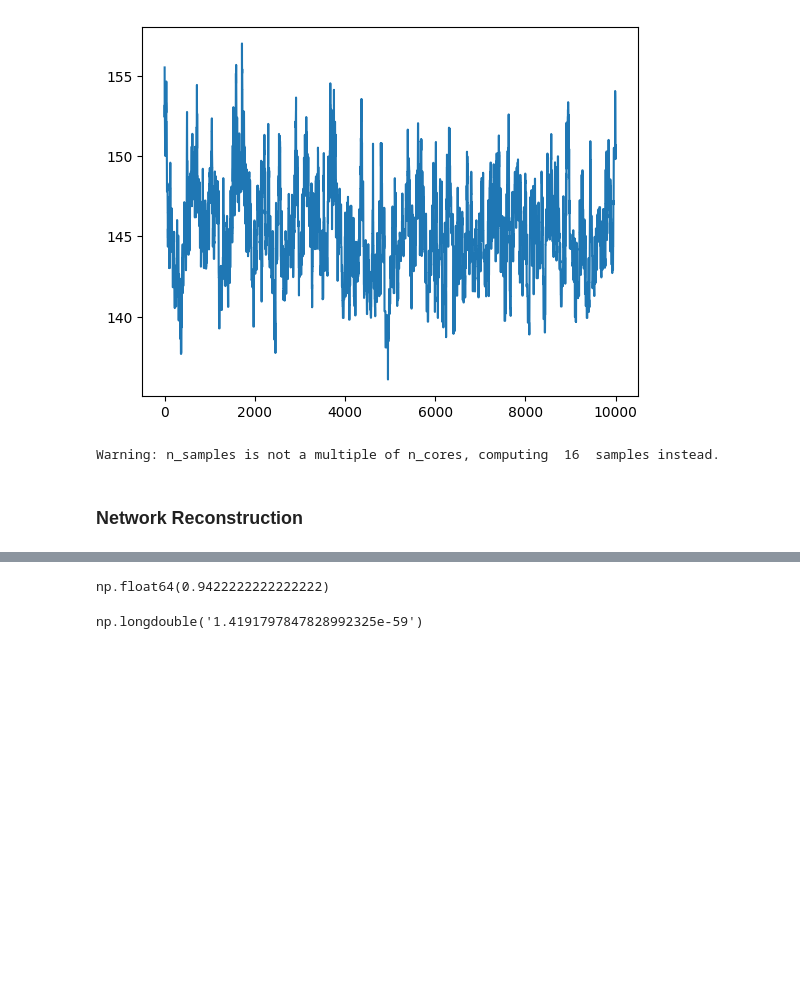
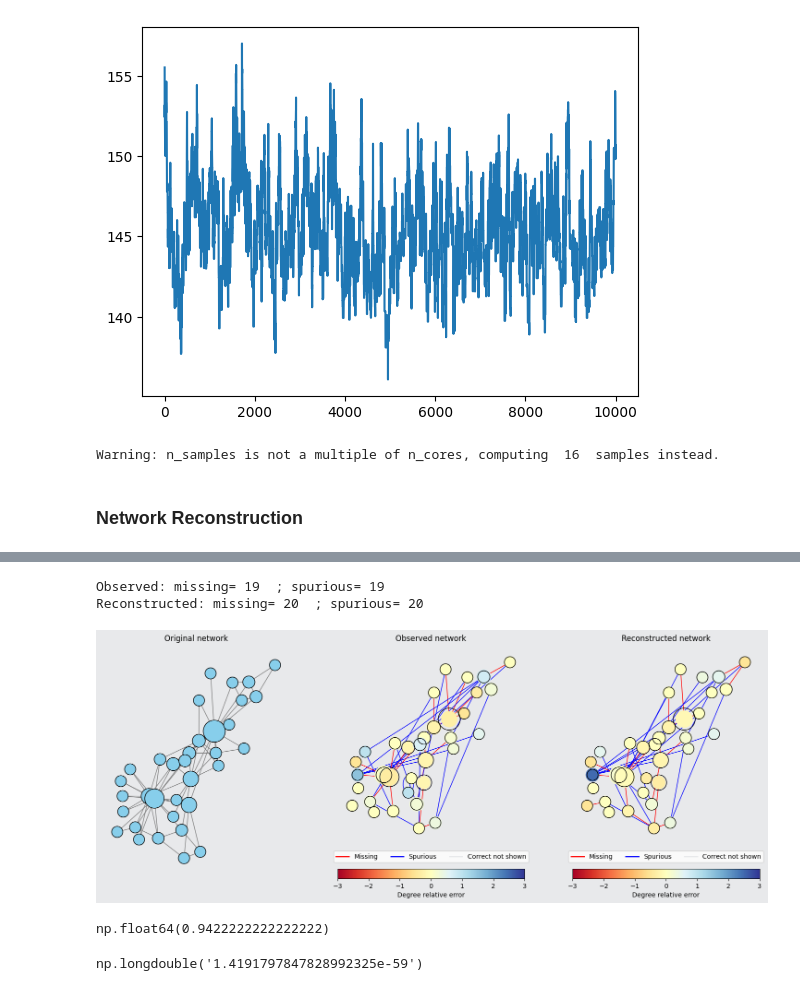
Before and after one commit to paololapo/NetworkReconstruction, a Jupyter notebook: MCMC.ipynb, the cells around one changed output, grey strips where cells are left out. Saved outputs shown, nothing was run; the diff lists cells and outputs as text; code cells hidden in the pictures; blank space fills up the shorter version.

```diff
--- a/MCMC.ipynb
+++ b/MCMC.ipynb
@@ -692,10 +710,10 @@ Warning: n_samples is not a multiple of n_cores, computing  16  samples instead.
 # %%
-G = nx.karate_club_graph().to_undirected()
-A = nx.adjacency_matrix(G).todense()
-A = (A > 0).astype(int)
-N = A.shape[0]
+# G = nx.karate_club_graph().to_undirected()
+# A = nx.adjacency_matrix(G).todense()
+# A = (A > 0).astype(int)
+# N = A.shape[0]
 
-A_obs = corruptAdjacencyMatrix(A, p=0.5, mode='both')
+A_obs = corruptAdjacencyMatrix(A, p=1, mode='both')
 # %%
 # Initialize the current adjacency matrix
 A_cur = A_obs.copy()
@@ -755,3 +1059,16 @@ R_N:  2.7184896143349793824e-70 acc:  0.9377162629757786
+# %%
+missing, spurious = compareAdjacencyMatrices(A, A_obs)
+print("Observed: missing=", len(missing), " ; spurious=", len(spurious))
+
+missing, spurious = compareAdjacencyMatrices(A, A_cur)
+print("Reconstructed: missing=", len(missing), " ; spurious=", len(spurious))
+
+fig, ax = plotGraphsComparison(A, A_obs, A_cur)
+fig.show()
+# %% [output]
+Observed: missing= 19  ; spurious= 19
+Reconstructed: missing= 20  ; spurious= 20
+[figure, added]
 # %%
 A_obs = corruptAdjacencyMatrix(A, p=0.05, mode='both')
 np.sum(A_obs == A) / N**2
```
Also changed, not shown: parts of 6 cells of this notebook.
